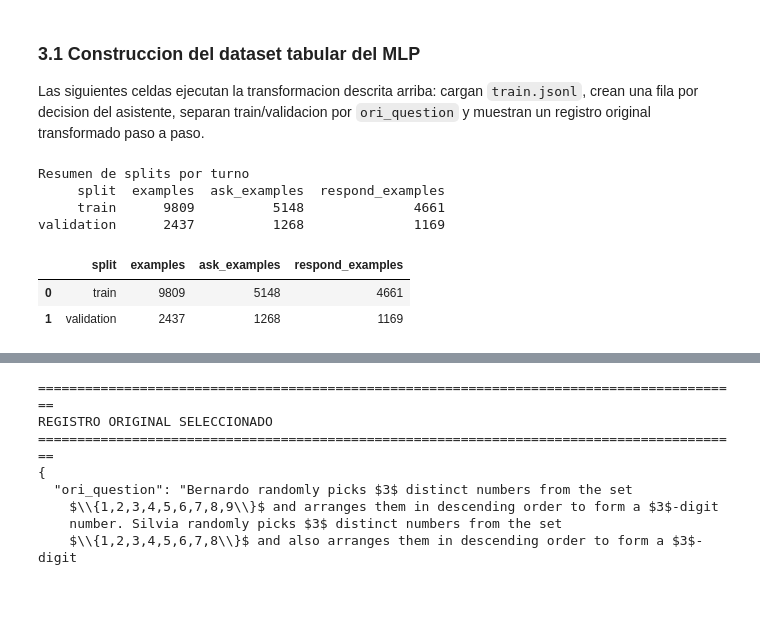
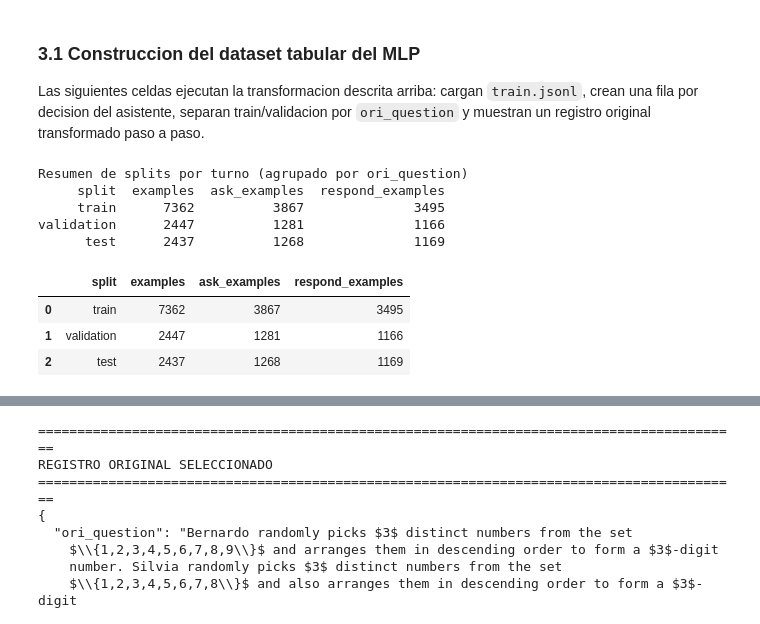
Before and after one commit to Eickyair/rl-askmind-policy, a Jupyter notebook: askmind_mlp_baselines.ipynb, the cells around one changed output, grey strips where cells are left out. Saved outputs shown, nothing was run; the diff lists cells and outputs as text; code cells hidden in the pictures; blank space fills up the shorter version.

```diff
--- a/askmind_mlp_baselines.ipynb
+++ b/askmind_mlp_baselines.ipynb
@@ -80,6 +230,7 @@ def set_seed(seed: int) -> None:
 class BaselineConfig:
     data_dir: Path = Path("askmind_data")
     validation_fraction: float = 0.20
+    test_fraction: float = 0.20
     random_seed: int = RANDOM_SEED
     tfidf_max_features: int = 4096
     embedding_dim: int = 256
@@ -90,6 +241,7 @@ class BaselineConfig:
     weight_decay: float = 1e-4
     policy_entropy_coef: float = 0.01
     q_discount_factor: float = 0.90
+    ask_cost_levels: tuple[tuple[str, float], ...] = (("low", 0.0), ("medium", 0.3), ("high", 0.6))
     epochs: int = 5
     patience: int = 4
     device: str = "cuda" if torch.cuda.is_available() else "cpu"
@@ -657,6 +815,7 @@ def build_rich_turn_examples(row: dict, split_name: str) -> list[dict]:
             "step_index": assistant_rank,
             "is_terminal": is_final_assistant,
             "ori_question": row.get("ori_question", ""),
+            "degraded_question": degraded_question,
             "state_text": state_text,
             "action": action,
             "label": ACTION_TO_INDEX[action],
@@ -692,6 +851,7 @@ def build_original_question_examples(row: dict, split_name: str) -> list[dict]:
         "step_index": 0,
         "is_terminal": True,
         "ori_question": ori_question,
+        "degraded_question": ori_question,
         "state_text": state_text,
         "action": "respond",
         "label": ACTION_TO_INDEX["respond"],
@@ -724,38 +884,60 @@ def build_official_test_examples(rows: list[dict]) -> pd.DataFrame:
             "source_split": "official_test",
             "source_kind": "official_test_prompt",
             "ori_question": row.get("ori_question", ""),
+            "degraded_question": degraded_question,
             "state_text": state_text,
             "required_points_total": len(row.get("required_points") or []),
         })
     return pd.DataFrame.from_records(records)
 
-def grouped_train_validation_split(examples: pd.DataFrame, config: BaselineConfig) -> tuple[pd.DataFrame, pd.DataFrame]:
+def grouped_train_validation_test_split(examples: pd.DataFrame, config: BaselineConfig) -> tuple[pd.DataFrame, pd.DataFrame, pd.DataFrame]:
+    """Split agrupado por ori_question en train/validation/test.
+
+    Agrupar por ori_question evita fuga entre turnos/variantes de la misma
+    conversacion. El test held-out asi obtenido SI tiene etiquetas de accion (a
+    diferencia del test.jsonl oficial), por lo que permite reportar
+    Accuracy/Macro F1/Avg reward, como pide la tabla final del proyecto.
+    """
     group_series = examples["ori_question"].fillna("")
     unique_groups = sorted(group_series.unique())
     rng = np.random.default_rng(config.random_seed)
     permutation = rng.permutation(len(unique_groups))
+
+    test_count = max(1, int(math.ceil(len(unique_groups) * config.test_fraction)))
     validation_count = max(1, int(math.ceil(len(unique_groups) * config.validation_fraction)))
-    validation_groups = set(unique_groups[index] for index in permutation[:validation_count])
 
+    test_groups = {unique_groups[i] for i in permutation[:test_count]}
+    validation_groups = {unique_groups[i] for i in permutation[test_count:test_count + validation_count]}
+
+    test_mask = group_series.isin(test_groups)
     validation_mask = group_series.isin(validation_groups)
-    train_df = examples.loc[~validation_mask].reset_index(drop=True)
+    train_mask = ~(test_mask | validation_mask)
+
+    train_df = examples.loc[train_mask].reset_index(drop=True)
     validation_df = examples.loc[validation_mask].reset_index(drop=True)
+    test_df = examples.loc[test_mask].reset_index(drop=True)
+    return train_df, validation_df, test_df
+
+def grouped_train_validation_split(examples: pd.DataFrame, config: BaselineConfig) -> tuple[pd.DataFrame, pd.DataFrame]:
+    train_df, validation_df, _ = grouped_train_validation_test_split(examples, config)
     return train_df, validation_df
 
-def print_split_summary(train_df: pd.DataFrame, validation_df: pd.DataFrame) -> pd.DataFrame:
+def print_split_summary(train_df: pd.DataFrame, validation_df: pd.DataFrame, test_df: pd.DataFrame) -> pd.DataFrame:
     summary = pd.DataFrame({
-        "split": ["train", "validation"],
-        "examples": [len(train_df), len(validation_df)],
+        "split": ["train", "validation", "test"],
+        "examples": [len(train_df), len(validation_df), len(test_df)],
         "ask_examples": [
             int((train_df["action"] == "ask").sum()),
             int((validation_df["action"] == "ask").sum()),
+            int((test_df["action"] == "ask").sum()),
         ],
         "respond_examples": [
             int((train_df["action"] == "respond").sum()),
             int((validation_df["action"] == "respond").sum()),
+            int((test_df["action"] == "respond").sum()),
         ],
     })
-    print("Resumen de splits por turno")
+    print("Resumen de splits por turno (agrupado por ori_question)")
     print(summary.to_string(index=False))
     return summary
 # %% [markdown]
@@ -765,34 +947,36 @@ Las siguientes celdas ejecutan la transformacion descrita arriba: cargan `train.
 # %%
 train_rows = load_jsonl(config.data_dir / "train.jsonl")
 official_test_rows = load_jsonl(config.data_dir / "test.jsonl")
 
 all_examples = build_training_examples(train_rows, split_name="train")
 if all_examples.empty:
     raise RuntimeError("No se pudieron construir ejemplos de entrenamiento a partir de AskMind.")
 
-train_df, validation_df = grouped_train_validation_split(all_examples, config)
-split_summary = print_split_summary(train_df, validation_df)
+train_df, validation_df, test_df = grouped_train_validation_test_split(all_examples, config)
+split_summary = print_split_summary(train_df, validation_df, test_df)
 
 display(split_summary)
 display(
     train_df[[
         "source_kind",
         "action",
         "turn_index",
         "required_points_total",
         "covered_before",
         "ask_reward",
         "respond_reward",
     ]].head(5)
 )
 # %% [output]
-Resumen de splits por turno
+Resumen de splits por turno (agrupado por ori_question)
      split  examples  ask_examples  respond_examples
-     train      9809          5148              4661
-validation      2437          1268              1169
+     train      7362          3867              3495
+validation      2447          1281              1166
+      test      2437          1268              1169
 |  | split | examples | ask_examples | respond_examples |
-| 0 | train | 9809 | 5148 | 4661 |
-| 1 | validation | 2437 | 1268 | 1169 |
+| 0 | train | 7362 | 3867 | 3495 |
+| 1 | validation | 2447 | 1281 | 1166 |
+| 2 | test | 2437 | 1268 | 1169 |
 |  | source_kind | action | turn_index | required_points_total | covered_before | ask_reward | respond_reward |
 | 0 | degraded_conversation | ask | 0 | 3 | 1 | 0.666667 | -0.666667 |
 | 1 | degraded_conversation | respond | 1 | 3 | 2 | -0.500000 | 1.000000 |
```
Also changed, not shown: parts of 15 cells of this notebook, 1 other file.
